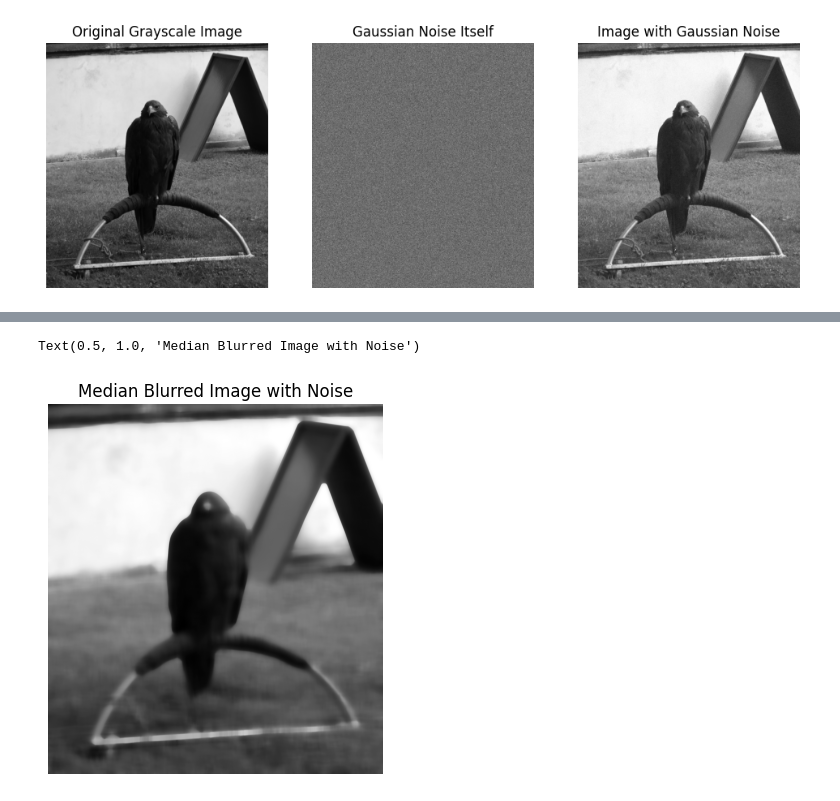
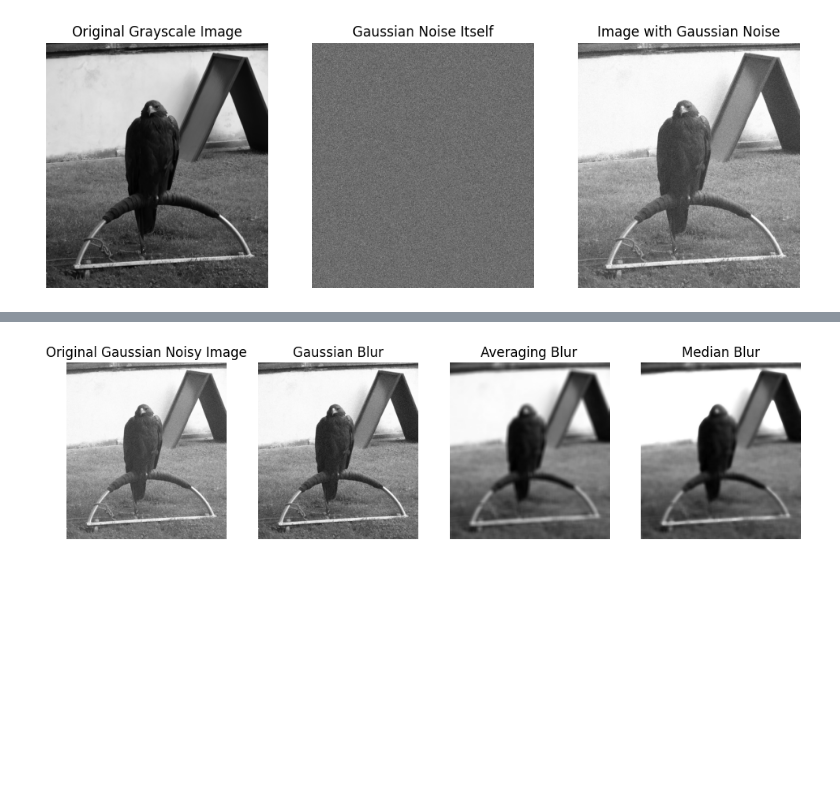
Before and after one commit to 3bdo-Yahya/Image-Processing, a Jupyter notebook: Section_5.ipynb, the cells around one changed output, grey strips where cells are left out. Drawn from its saved outputs; the diff is of its cells as text; code cells hidden in the pictures; blank space fills up the shorter version.

```diff
--- a/Section_5.ipynb
+++ b/Section_5.ipynb
@@ -88,11 +77,23 @@ Text(0.5, 1.0, 'Blurred Image with Noise')
 # %%
 # Apply median blur (49x49 kernel) - effective for salt-and-pepper noise
 image_med_blur = cv2.medianBlur(image_gauss_noisy, 49)
-plt.imshow(image_med_blur, cmap='gray'); plt.axis('off')
-plt.title('Median Blurred Image with Noise')
-# %% [output]
-Text(0.5, 1.0, 'Median Blurred Image with Noise')
-[figure, removed]
+# %%
+plt.figure(figsize=(12, 12))
+plt.subplot(1, 4, 1)
+plt.imshow(image_gauss_noisy, cmap='gray'); plt.axis('off')
+plt.title('Original Gaussian Noisy Image')
+plt.subplot(1, 4, 2)
+plt.imshow(image_gauss_blur, cmap='gray'); plt.axis('off')
+plt.title('Gaussian Blur')
+plt.subplot(1, 4, 3)
+plt.imshow(image_blur, cmap='gray'); plt.axis('off')
+plt.title('Averaging Blur')
+plt.subplot(1, 4, 4)
+plt.imshow(image_med_blur, cmap='gray'); plt.axis('off')
+plt.title('Median Blur')
+plt.show()
+# %% [output]
+[figure, added]
 # %%
 # Apply Laplacian operator for edge detection (highlights rapid intensity changes)
 laplacian_blur = cv2.Laplacian(image, cv2.CV_64F, ksize=3)
```
Also changed, not shown: parts of 16 cells of this notebook.
